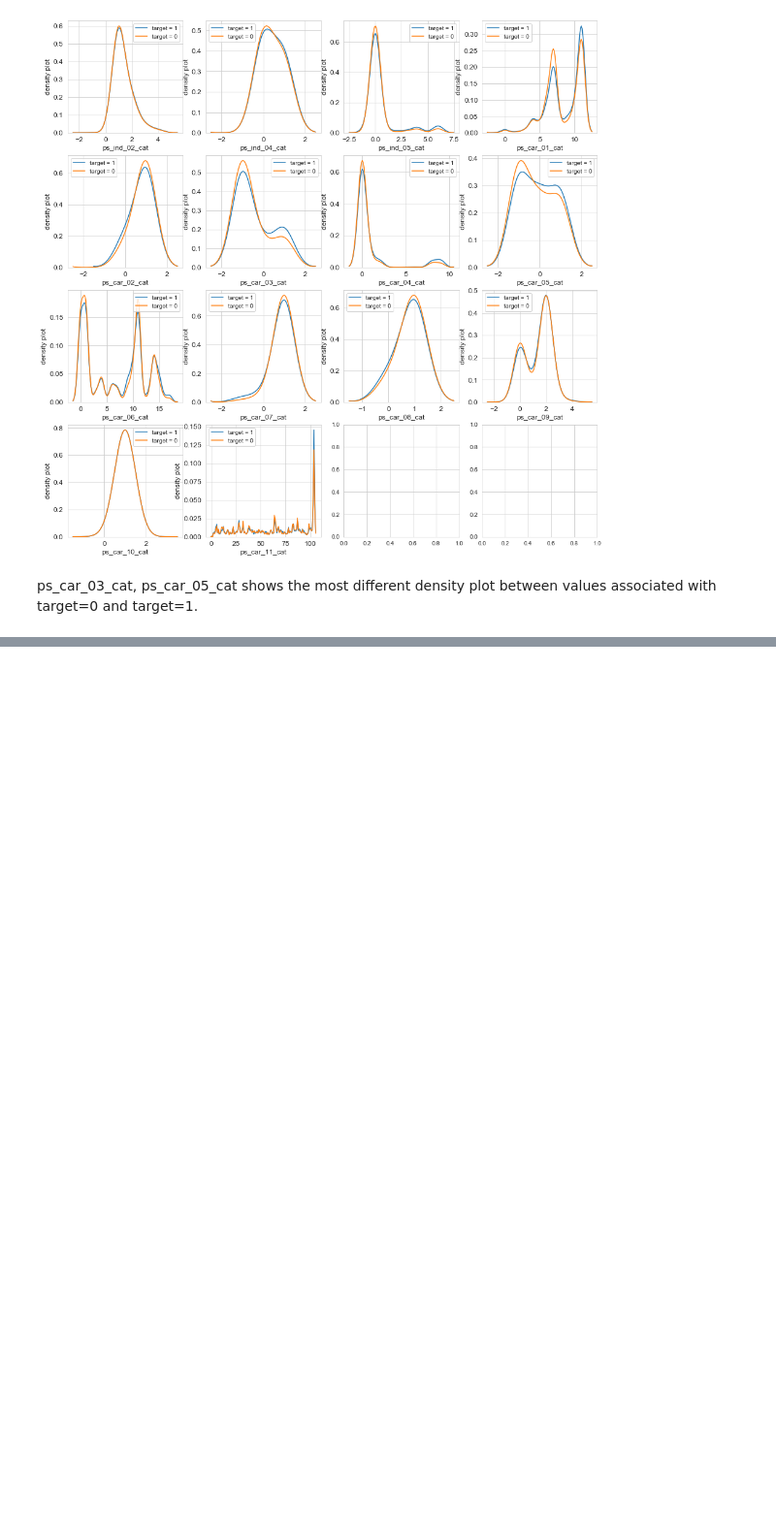
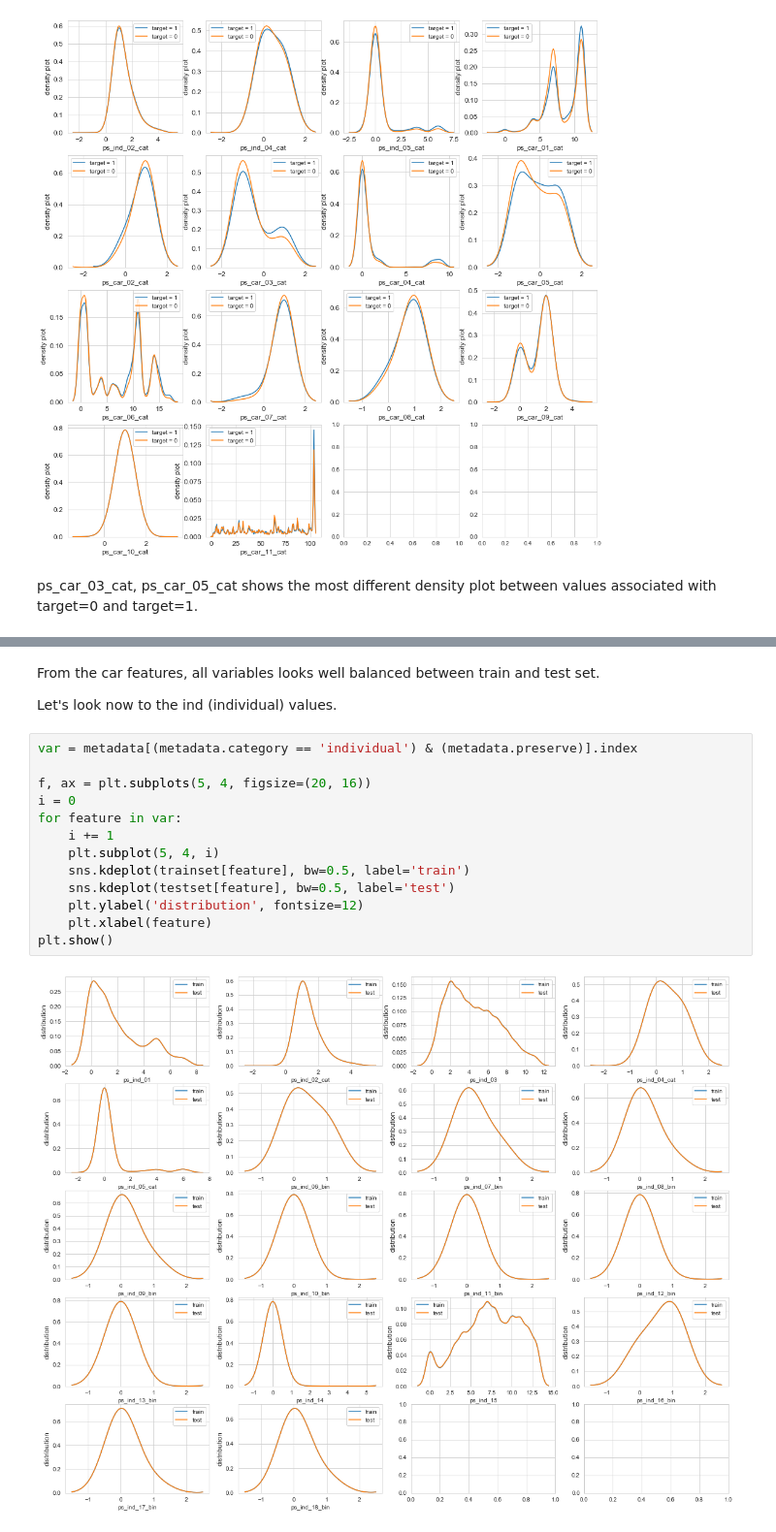
Before and after one commit to hyeonkeemin/DataAnalysis_PYTHON, a Jupyter notebook: kaggle/Binary classification -Tabular data/2st- Porto Seguro's Safe Driver Prediction/4. Porto Seguro Exploratory Analysis and Prediction.ipynb, the cells around one changed output, grey strips where cells are left out. Shown at 97% size. Cells and saved outputs as stored; diff of their text form; blank space fills up the shorter version.

```diff
--- a/kaggle/Binary classification -Tabular data/2st- Porto Seguro's Safe Driver Prediction/4. Porto Seguro Exploratory Analysis and Prediction.ipynb
+++ b/kaggle/Binary classification -Tabular data/2st- Porto Seguro's Safe Driver Prediction/4. Porto Seguro Exploratory Analysis and Prediction.ipynb
@@ -487,0 +537,19 @@ ps_car_03_cat, ps_car_05_cat shows the most different density plot between value
+# %% [markdown]
+From the car features, all variables looks well balanced between train and test set.
+
+Let's look now to the ind (individual) values.
+# %%
+var = metadata[(metadata.category == 'individual') & (metadata.preserve)].index
+
+f, ax = plt.subplots(5, 4, figsize=(20, 16))
+i = 0
+for feature in var:
+    i += 1
+    plt.subplot(5, 4, i)
+    sns.kdeplot(trainset[feature], bw=0.5, label='train')
+    sns.kdeplot(testset[feature], bw=0.5, label='test')
+    plt.ylabel('distribution', fontsize=12)
+    plt.xlabel(feature)
+plt.show()
+# %% [output]
+[figure, added]
```
Also changed, not shown: parts of 9 cells of this notebook.
